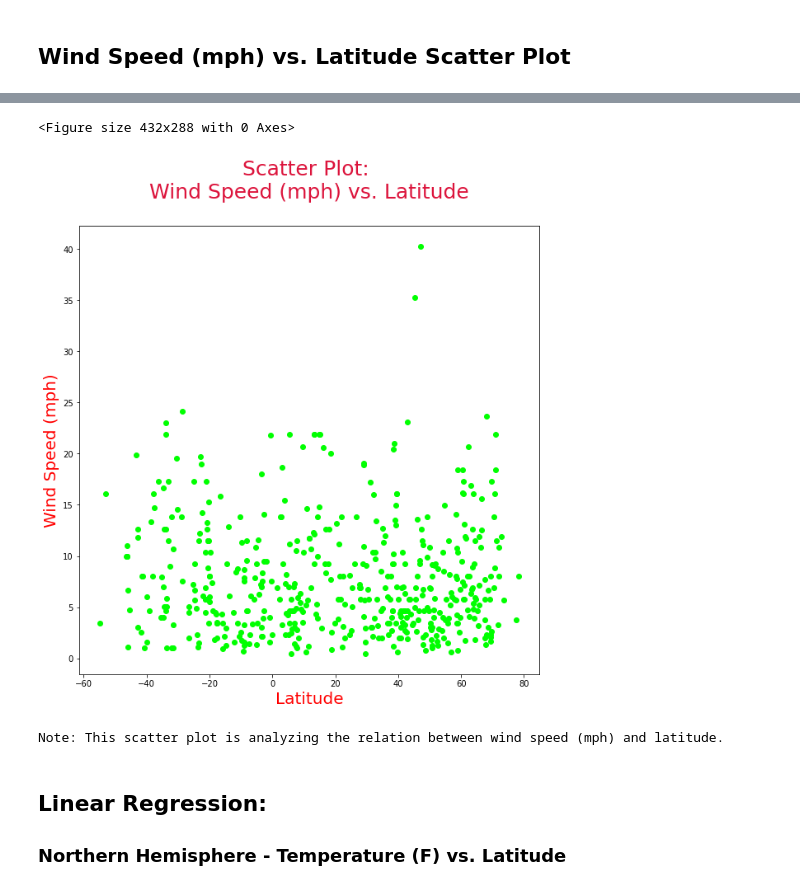
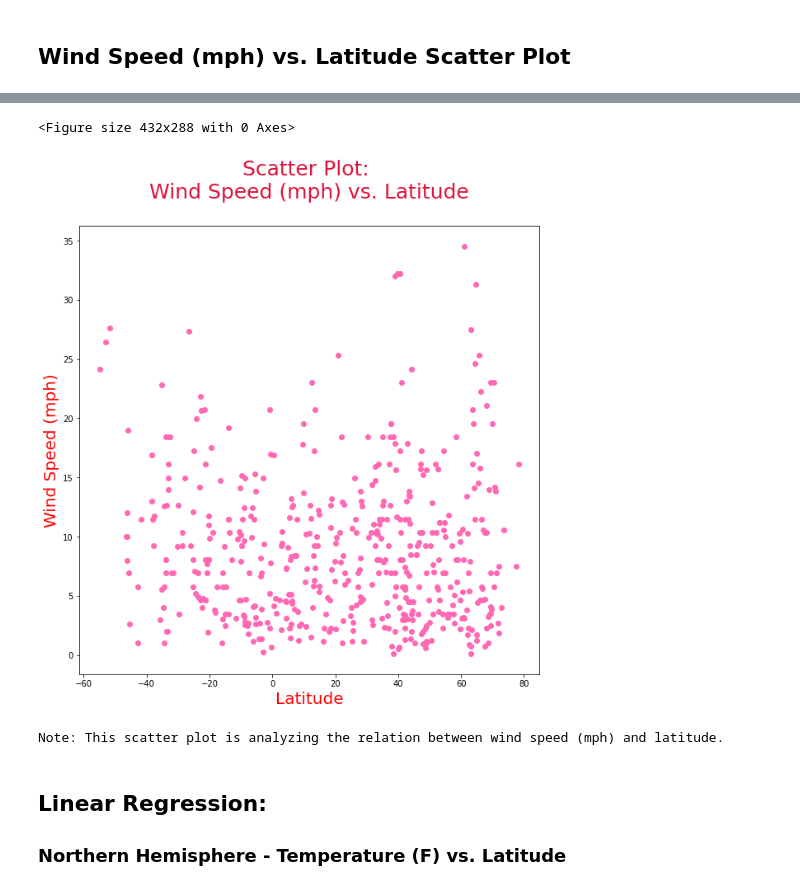
Before and after one commit to waqaszahick/Python-API-Challenge, a Jupyter notebook: WeatherPy/WeatherPy.ipynb, the cells around one changed output, grey strips where cells are left out. Drawn from its saved outputs; the diff is of its cells as text; code cells hidden in the pictures.

```diff
--- a/WeatherPy/WeatherPy.ipynb
+++ b/WeatherPy/WeatherPy.ipynb
@@ -76,7 +76,7 @@ with open(pro_dir + '../selected_cities/selected_cities.csv', mode = 'w', newlin
             except:
                 print(data['message'] + '!')
 
-        if a == 500:
+        if a == 100:
             break
 
 print('Total Cites: ', len(cities_list))
@@ -288,7 +288,7 @@ Note: This scatter plot is analyzing the relation between cloudiness (%) and lat
 # %%
 plt.figure()
 plt.figure(figsize = (10, 10))
-plt.scatter(cities_data['Latitude'], cities_data['Wind Speed (mph)'], c = 'lime')
+plt.scatter(cities_data['Latitude'], cities_data['Wind Speed (mph)'], c = 'hotpink')
 plt.xlabel('Latitude', fontsize = 20, c = 'r')
 plt.ylabel('Wind Speed (mph)', fontsize = 20, c = 'r')
 plt.title('Scatter Plot: \n Wind Speed (mph) vs. Latitude \n', fontsize = 25, c = 'crimson')
@@ -301,5 +301,5 @@ Date & Time: 14-01-2021 17:38:25
 <Figure size 432x288 with 0 Axes>
-[figure, old version]
+[figure, new version]
 Note: This scatter plot is analyzing the relation between wind speed (mph) and latitude.
 # %% [markdown]
 ## Linear Regression:
```
Also changed, not shown: parts of 17 cells of this notebook, 15 other files.
